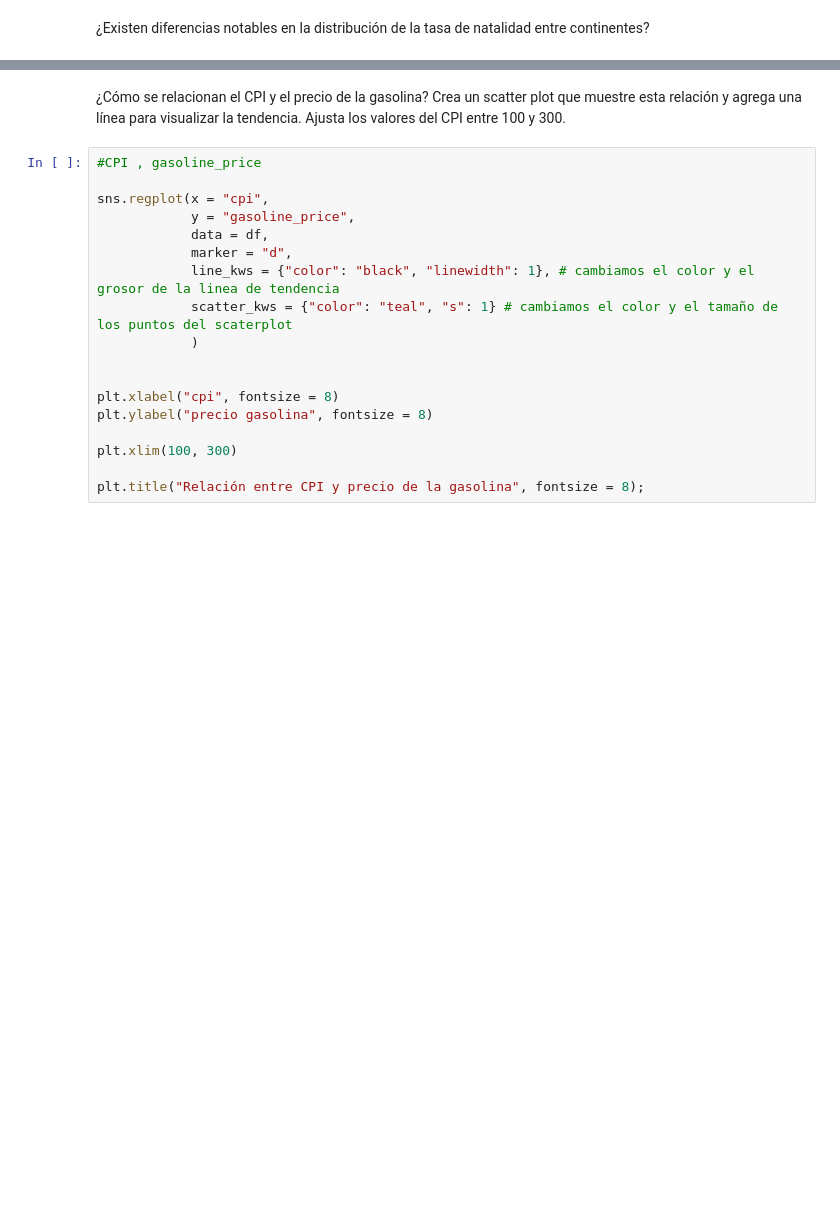
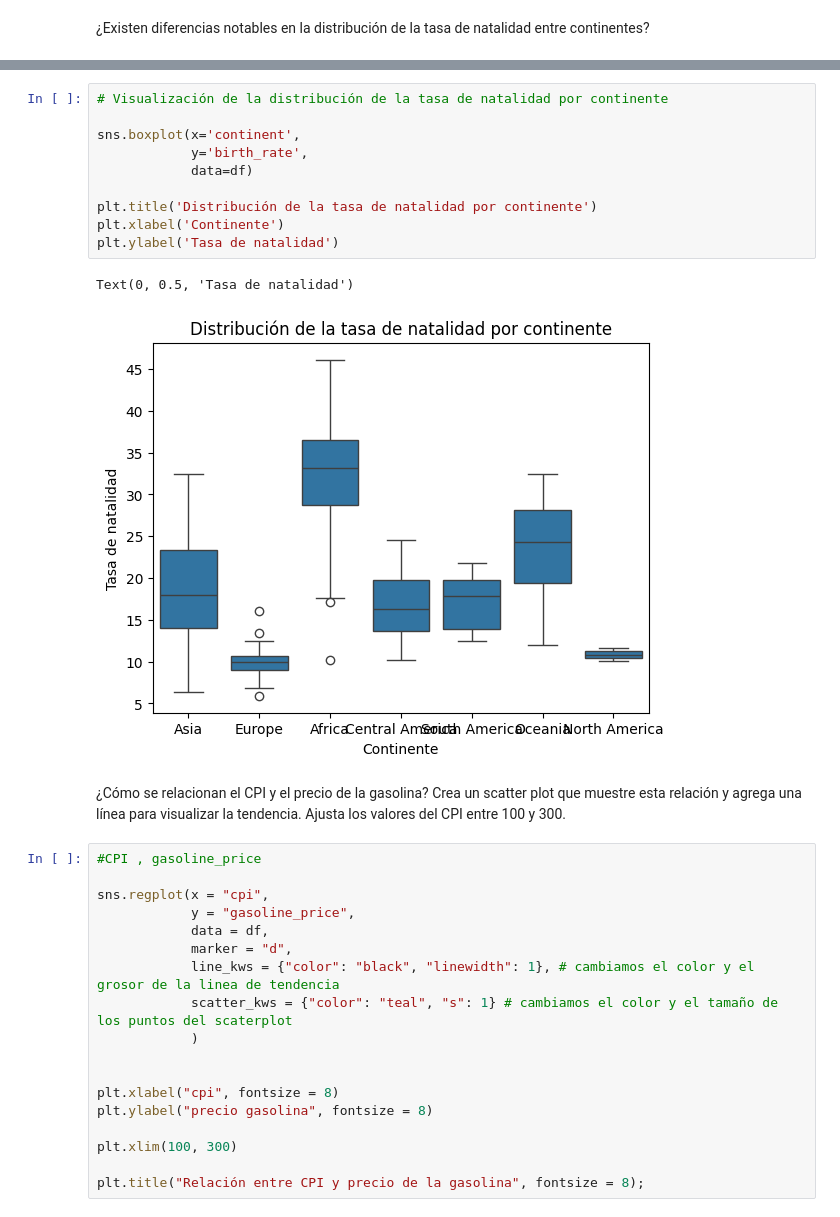
Before and after one commit to karinem0/promoG-modulo3-sprint2-pairprogramming-Johanna-Karine, a Jupyter notebook: 1. Visualización_pair_programming.ipynb, the cells around one changed output, grey strips where cells are left out. Saved outputs shown, nothing was run; the diff lists cells and outputs as text; blank space fills up the shorter version.

```diff
--- a/1. Visualización_pair_programming.ipynb
+++ b/1. Visualización_pair_programming.ipynb
@@ -197,3 +318,16 @@ df.head()
+# %%
+# Visualización de la distribución de la tasa de natalidad por continente
+
+sns.boxplot(x='continent',
+            y='birth_rate',
+            data=df)
+
+plt.title('Distribución de la tasa de natalidad por continente')
+plt.xlabel('Continente')
+plt.ylabel('Tasa de natalidad')
+# %% [output]
+Text(0, 0.5, 'Tasa de natalidad')
+[figure, added]
 # %% [markdown]
 
 ¿Cómo se relacionan el CPI y el precio de la gasolina? Crea un scatter plot que muestre esta relación y agrega una línea para visualizar la tendencia. Ajusta los valores del CPI entre 100 y 300.
```
Also changed, not shown: parts of 9 cells of this notebook.
